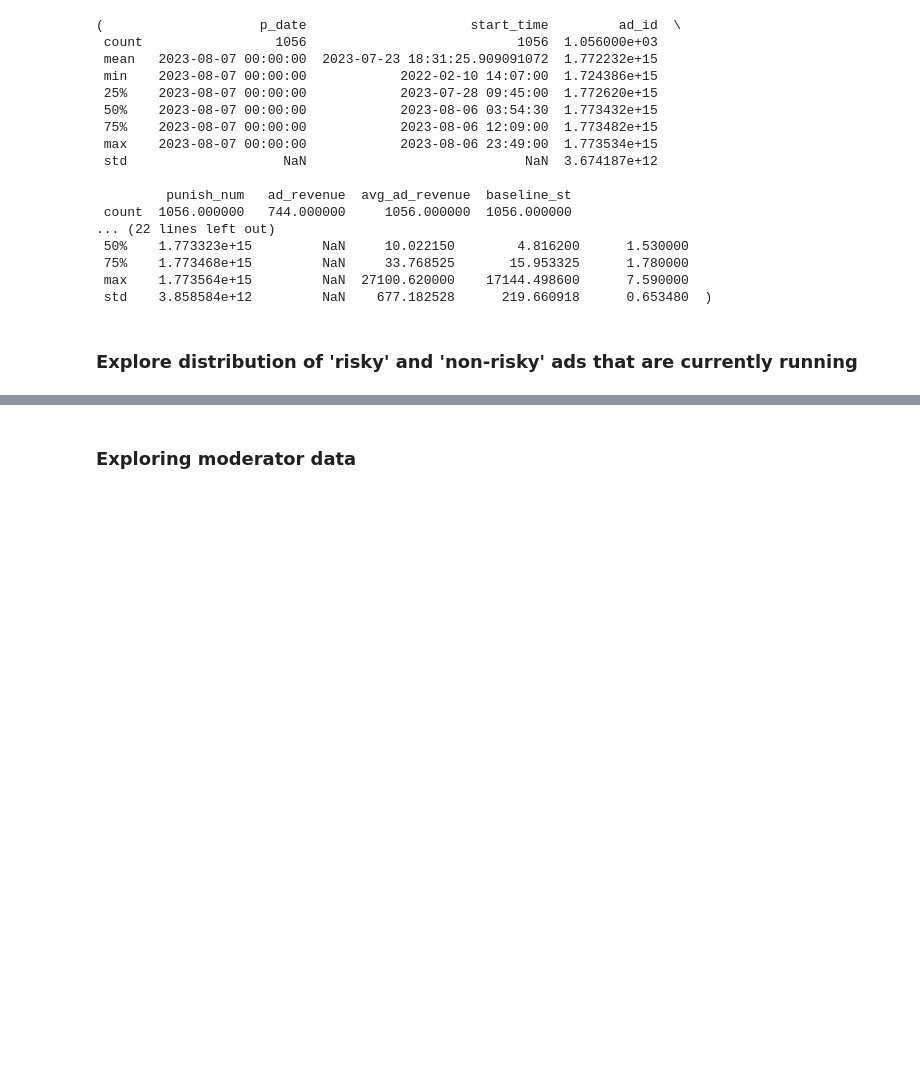
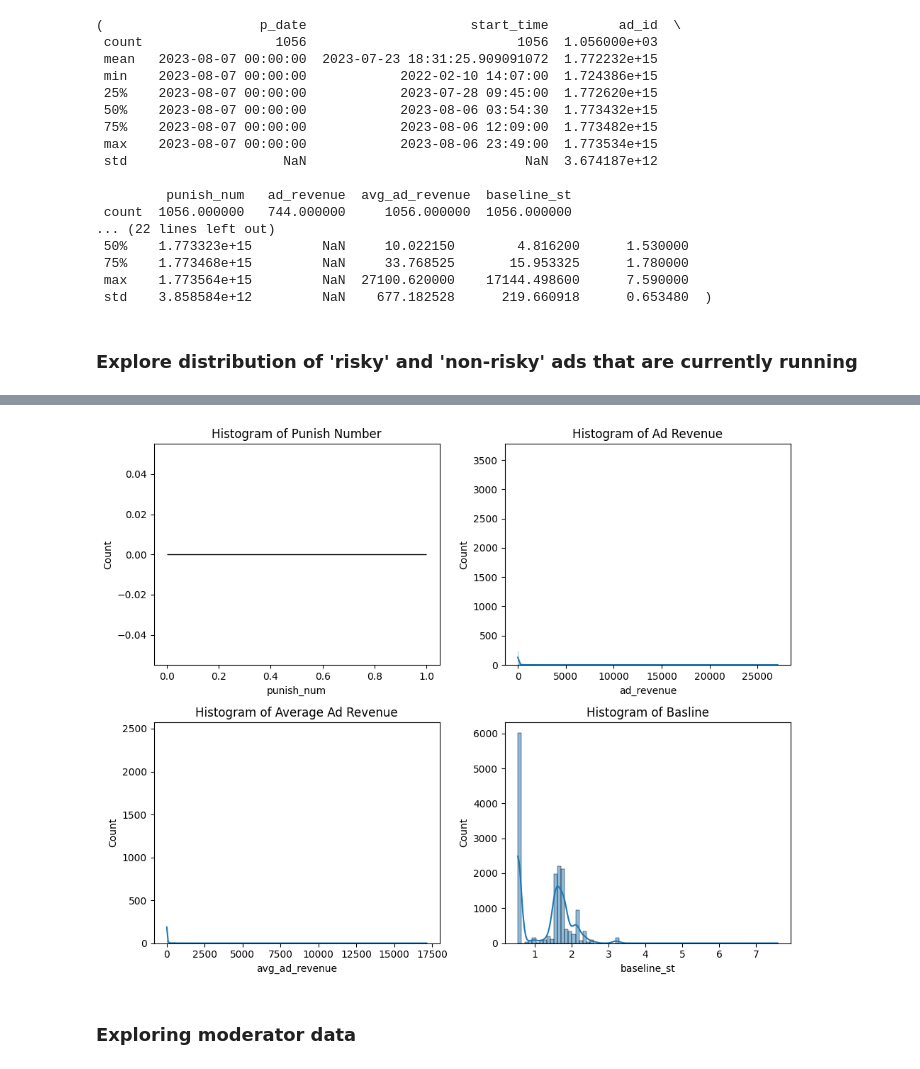
Before and after one commit to tanjoash/tiktok-hackathon, a Jupyter notebook: preprocessing/tiktok_eda_preprocessing.ipynb, the cells around one changed output, grey strips where cells are left out. Cells and saved outputs as stored; diff of their text form; code cells hidden in the pictures; blank space fills up the shorter version.

```diff
--- a/preprocessing/tiktok_eda_preprocessing.ipynb
+++ b/preprocessing/tiktok_eda_preprocessing.ipynb
@@ -157,3 +202,26 @@ ads_from_punished_advertisers.describe(), ads_from_non_punished_advertisers.desc
+# %%
+# Visualising the distribution of the numerical columns
+fig, axes = plt.subplots(nrows=2, ncols=2, figsize=(10, 8))
+
+# Plotting histograms for all numerical columns
+sns.histplot(ads_from_non_punished_advertisers['punish_num'], kde=True, ax=axes[0, 0]) # Should be NA
+sns.histplot(ads_from_non_punished_advertisers['ad_revenue'], kde=True, ax=axes[0, 1])
+sns.histplot(ads_from_non_punished_advertisers['avg_ad_revenue'], kde=True, ax=axes[1, 0])
+sns.histplot(ads_from_non_punished_advertisers['baseline_st'], kde=True, ax=axes[1, 1])
+
+# Setting titles for histograms
+axes[0, 0].set_title('Histogram of Punish Number')
+axes[0, 1].set_title('Histogram of Ad Revenue')
+axes[1, 0].set_title('Histogram of Average Ad Revenue')
+axes[1, 1].set_title('Histogram of Basline')
+
+# Adjusting layout for histograms
+plt.tight_layout()
+
+# Displaying the histograms
+plt.show()
+# %% [output]
+[figure, added]
 # %% [markdown]
 ### Exploring moderator data
 # %%
```
Also changed, not shown: parts of 7 cells of this notebook, 2 other files.
